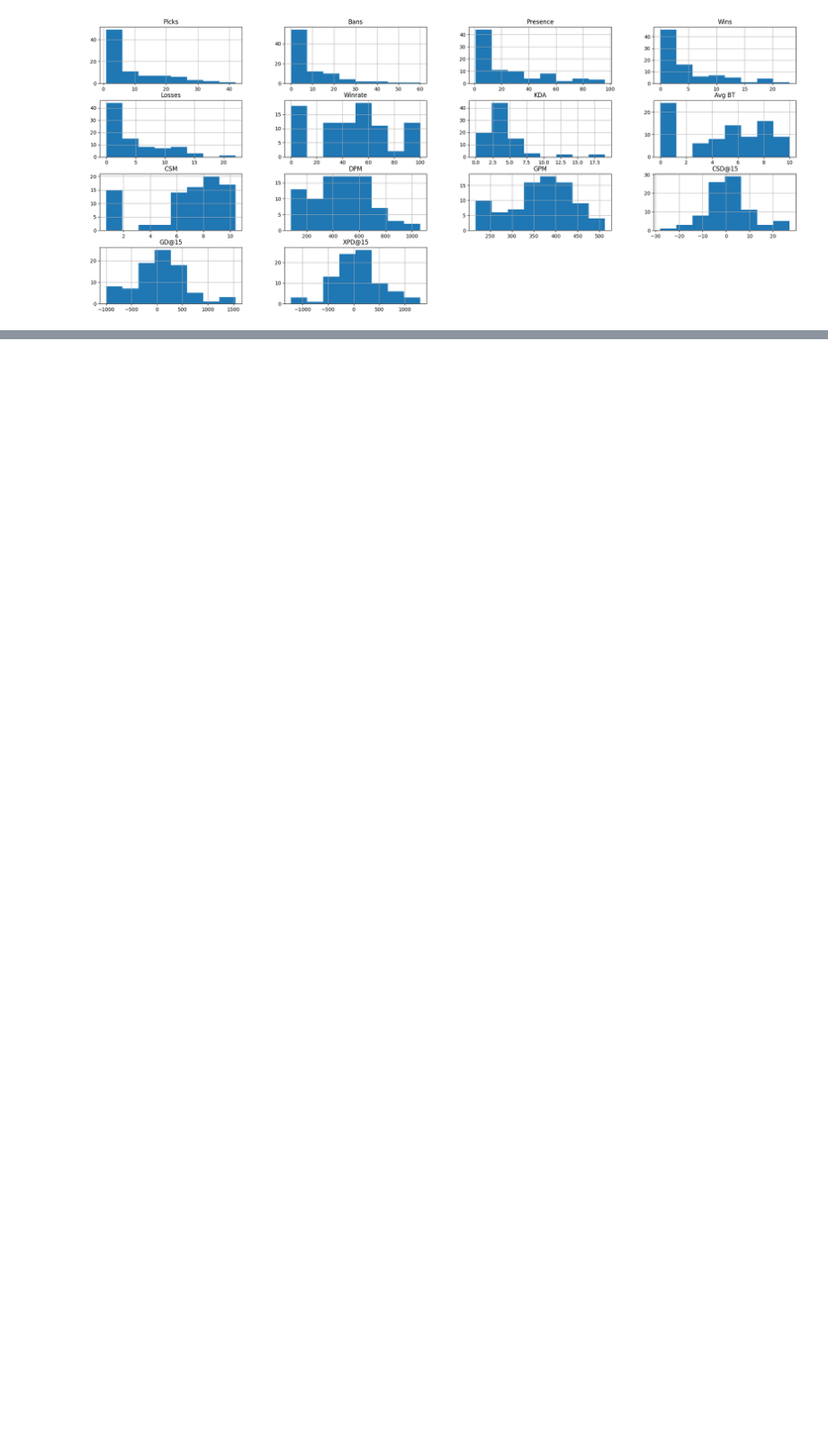
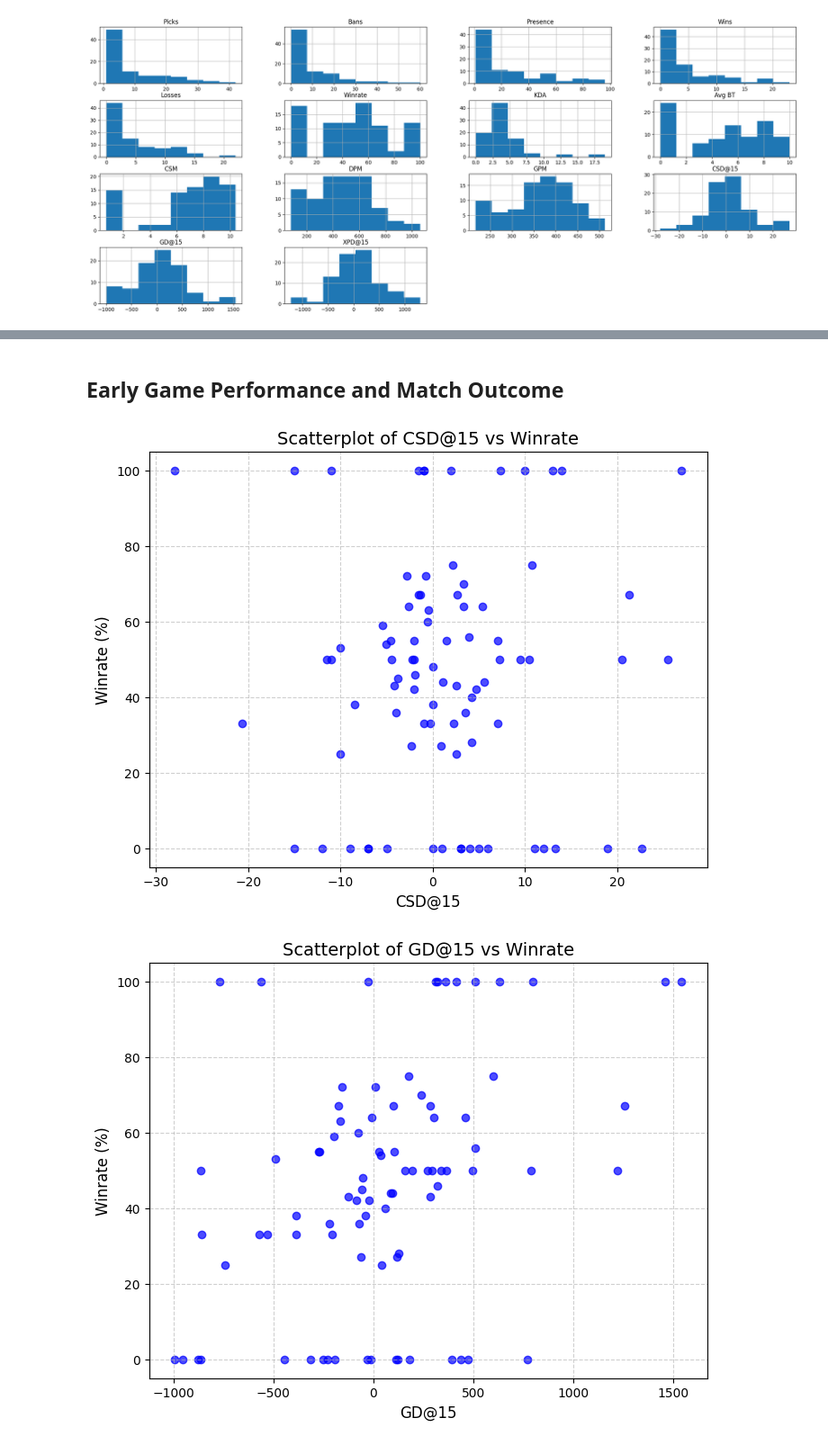
Before and after one commit to jdelreyes/csci-2000u, a Jupyter notebook: main.ipynb, the cells around one changed output, grey strips where cells are left out. Shown: that part at 90% size. Drawn from its saved outputs; the diff is of its cells as text; code cells hidden in the pictures; blank space fills up the shorter version.

```diff
--- a/main.ipynb
+++ b/main.ipynb
@@ -200,0 +190,16 @@ TypeError: agg function failed [how->mean,dtype->object]
+# %% [markdown]
+## Early Game Performance and Match Outcome
+# %%
+data = ["CSD@15", "GD@15", "XPD@15"]
+
+for stat in data:
+    plt.figure(figsize=(8, 6))
+    plt.scatter(df[stat], df["Winrate"], color='blue', alpha=0.7)
+    plt.title(f'Scatterplot of {stat} vs Winrate', fontsize=14)
+    plt.xlabel(stat, fontsize=12)
+    plt.ylabel("Winrate (%)", fontsize=12)
+    plt.grid(True, linestyle='--', alpha=0.6)
+    plt.show()
+# %% [output]
+[figure, added]
+[figure, added]
```
Also changed, not shown: parts of 13 cells of this notebook.
